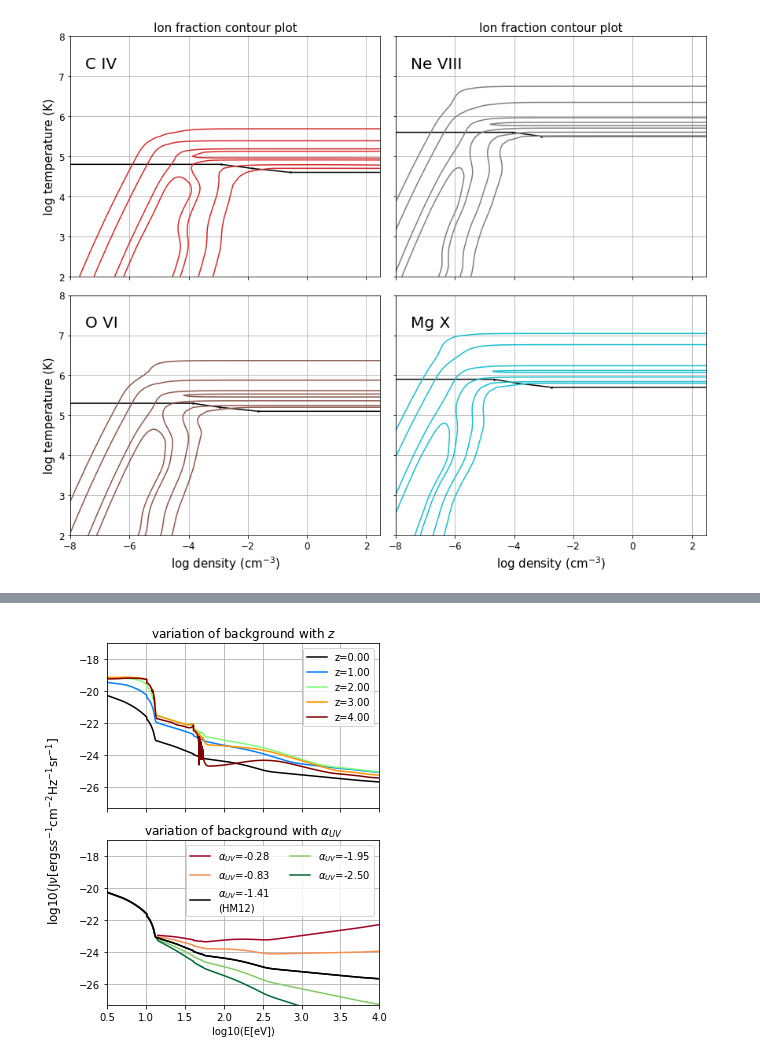
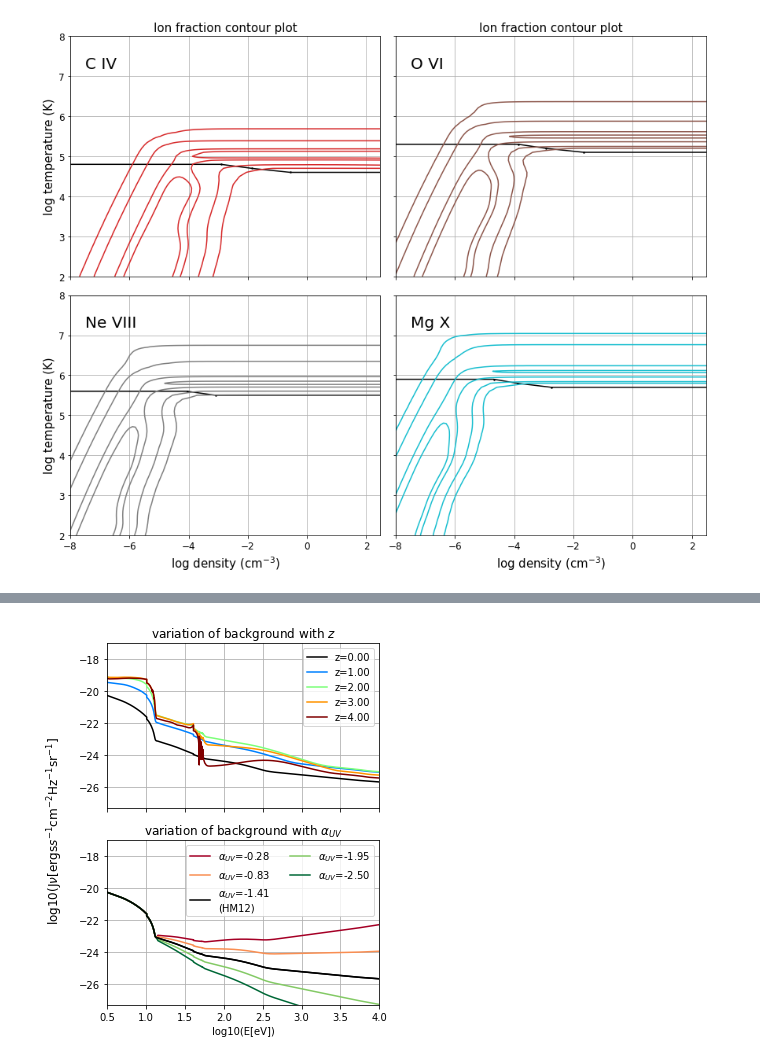
Before and after one commit to claytonstrawn/pi_or_ci, a Jupyter notebook: figures_for_PI_CI_cutoff_paper-sample.ipynb, the cells around one changed output, grey strips where cells are left out. Cells and saved outputs as stored; diff of their text form; code cells hidden in the pictures.

```diff
--- a/figures_for_PI_CI_cutoff_paper-sample.ipynb
+++ b/figures_for_PI_CI_cutoff_paper-sample.ipynb
@@ -74,32 +91,32 @@ file /Users/claytonstrawn/pi_or_ci/pi_or_ci/cloudy_data/Si_z4.00_a2.5.dat not fo
-# %%
-#figure 1
-fig,axes = plt.subplots(2,2,figsize = (12,10),sharex = True,sharey = True)
-for i in range(4):
-    ion = {0:'C IV',1:'O VI',2:'Ne VIII',3:'Mg X'}[i]
-    ax = axes[i%2,i//2]
-    plot_contours([ion],0.0,show_cutoffs= 'black',levels = [.001,.01,.1,.2],\
-                  data = d,cutoffs = c,ax = ax,radfield = 'HM12',fig=fig,show_values=False)
-    ax.text(-7.5,7.2,ion,size = 20)
-    if i//2==0:
-        ax.set_ylabel('log temperature (K)',size = 15)
-    elif i//2==1:
-        ax.set_ylabel('')
-    if i%2==0:
-        ax.set_xlabel('')
-        ax.set_title('Ion fraction contour plot',size = 15)
-        ax.set_ylim(2,7.95)
-    elif i%2 == 1:
-        ax.set_title('')
-        ax.set_xlabel('log density (cm'+r'$^{-3}$)',size = 15)
-
-    ax.tick_params(axis='both', which='major', labelsize=12)
-    ax.grid()
-    ax.get_legend().remove()
-plt.subplots_adjust(wspace=0.02, hspace=0.025)
-plt.tight_layout()
-fig.savefig("/Users/claytonstrawn/pi_ci_paper_plots/1_contour_plots.png",dpi = 100,bbox_inches='tight')
-# %% [output]
-[figure, removed]
+# %%
+#figure 1
+fig,axes = plt.subplots(2,2,figsize = (12,10),sharex = True,sharey = True)
+for i in range(4):
+    ion = {0:'C IV',2:'O VI',1:'Ne VIII',3:'Mg X'}[i]
+    ax = axes[i%2,i//2]
+    plot_contours([ion],0.0,show_cutoffs= 'black',levels = [.001,.01,.1,.2],\
+                  data = d,cutoffs = c,ax = ax,radfield = 'HM12',fig=fig,show_values=False)
+    ax.text(-7.5,7.2,ion,size = 20)
+    if i//2==0:
+        ax.set_ylabel('log temperature (K)',size = 15)
+    elif i//2==1:
+        ax.set_ylabel('')
+    if i%2==0:
+        ax.set_xlabel('')
+        ax.set_title('Ion fraction contour plot',size = 15)
+        ax.set_ylim(2,7.95)
+    elif i%2 == 1:
+        ax.set_title('')
+        ax.set_xlabel('log density (cm'+r'$^{-3}$)',size = 15)
+
+    ax.tick_params(axis='both', which='major', labelsize=12)
+    ax.grid()
+    ax.get_legend().remove()
+plt.subplots_adjust(wspace=0.02, hspace=0.025)
+plt.tight_layout()
+fig.savefig("pi_ci_paper_plots/1_contour_plots.png",dpi = 100,bbox_inches='tight')
+# %% [output]
+[figure, added]
 # %%
 #figure 2
 fig,axes = plt.subplots(2,2,figsize = (12,10),sharex = True,sharey = True)
```
Also changed, not shown: parts of 17 cells of this notebook, 5 other files.
